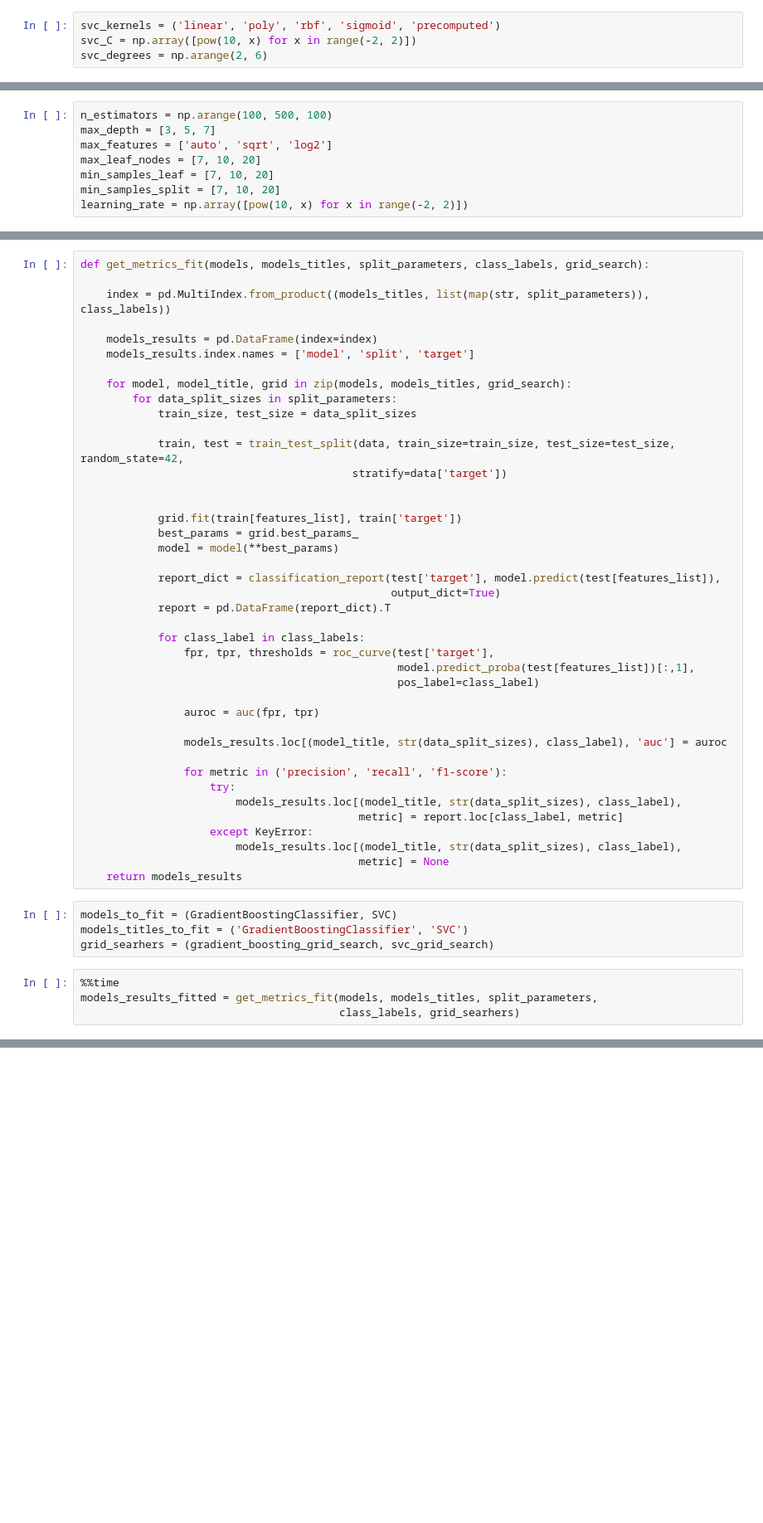
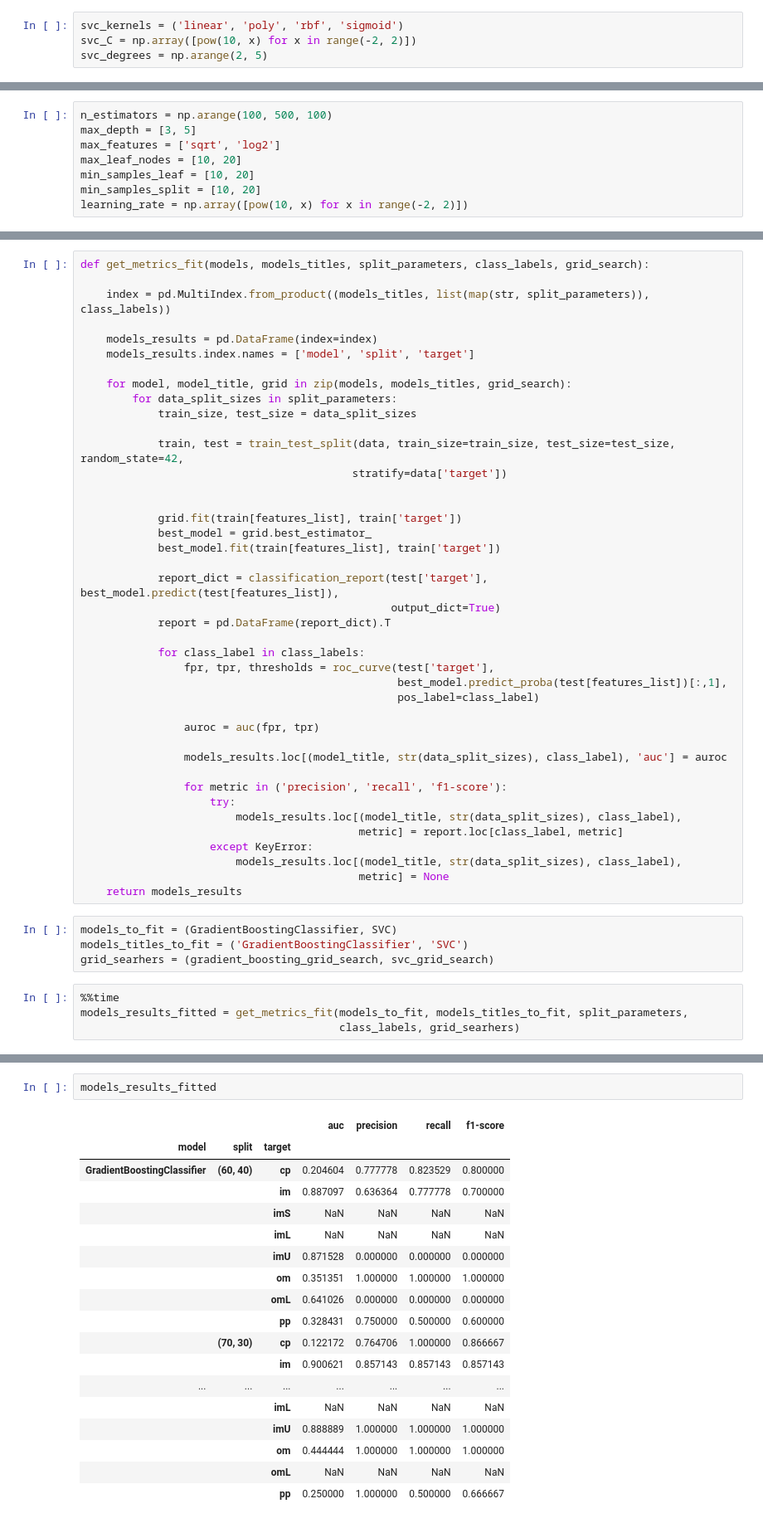
Before and after one commit to yaroslavklymchuk/ImageRecognition, a Jupyter notebook: Lab1/Lab1.ipynb, the cells around one changed output, grey strips where cells are left out. Shown at 83% size. Drawn from its saved outputs; the diff is of its cells as text; blank space fills up the shorter version.

```diff
--- a/Lab1/Lab1.ipynb
+++ b/Lab1/Lab1.ipynb
@@ -255,18 +255,18 @@ models_results
 # %% [markdown]
 #### parameters for SVC
 # %%
-svc_kernels = ('linear', 'poly', 'rbf', 'sigmoid', 'precomputed')
+svc_kernels = ('linear', 'poly', 'rbf', 'sigmoid')
 svc_C = np.array([pow(10, x) for x in range(-2, 2)])
-svc_degrees = np.arange(2, 6)
+svc_degrees = np.arange(2, 5)
 # %% [markdown]
 #### parameters for Gradient Boosting
 # %%
 n_estimators = np.arange(100, 500, 100)
-max_depth = [3, 5, 7]
-max_features = ['auto', 'sqrt', 'log2']
-max_leaf_nodes = [7, 10, 20]
-min_samples_leaf = [7, 10, 20]
-min_samples_split = [7, 10, 20]
+max_depth = [3, 5]
+max_features = ['sqrt', 'log2']
+max_leaf_nodes = [10, 20]
+min_samples_leaf = [10, 20]
+min_samples_split = [10, 20]
 learning_rate = np.array([pow(10, x) for x in range(-2, 2)])
 # %% [markdown]
 ### GridSearch
@@ -303,16 +303,16 @@ def get_metrics_fit(models, models_titles, split_parameters, class_labels, grid_
 
 
             grid.fit(train[features_list], train['target'])
-            best_params = grid.best_params_
-            model = model(**best_params)
+            best_model = grid.best_estimator_
+            best_model.fit(train[features_list], train['target'])
 
-            report_dict = classification_report(test['target'], model.predict(test[features_list]),
+            report_dict = classification_report(test['target'], best_model.predict(test[features_list]),
                                                 output_dict=True)
             report = pd.DataFrame(report_dict).T
 
             for class_label in class_labels:
                 fpr, tpr, thresholds = roc_curve(test['target'],
-                                                 model.predict_proba(test[features_list])[:,1],
+                                                 best_model.predict_proba(test[features_list])[:,1],
                                                  pos_label=class_label)
 
                 auroc = auc(fpr, tpr)
@@ -333,5 +333,5 @@ models_titles_to_fit = ('GradientBoostingClassifier', 'SVC')
 grid_searhers = (gradient_boosting_grid_search, svc_grid_search)
 # %%
 %%time
-models_results_fitted = get_metrics_fit(models, models_titles, split_parameters,
+models_results_fitted = get_metrics_fit(models_to_fit, models_titles_to_fit, split_parameters,
                                         class_labels, grid_searhers)
@@ -337,0 +341,21 @@ models_results_fitted = get_metrics_fit(models, models_titles, split_parameters,
+# %%
+models_results_fitted
+# %% [output]
+|  |  |  | auc | precision | recall | f1-score |
+| model | split | target |  |  |  |  |
+| GradientBoostingClassifier | (60, 40) | cp | 0.204604 | 0.777778 | 0.823529 | 0.800000 |
+|  |  | im | 0.887097 | 0.636364 | 0.777778 | 0.700000 |
+|  |  | imS | NaN | NaN | NaN | NaN |
+|  |  | imL | NaN | NaN | NaN | NaN |
+|  |  | imU | 0.871528 | 0.000000 | 0.000000 | 0.000000 |
+|  |  | om | 0.351351 | 1.000000 | 1.000000 | 1.000000 |
+|  |  | omL | 0.641026 | 0.000000 | 0.000000 | 0.000000 |
+|  |  | pp | 0.328431 | 0.750000 | 0.500000 | 0.600000 |
+|  | (70, 30) | cp | 0.122172 | 0.764706 | 1.000000 | 0.866667 |
+|  |  | im | 0.900621 | 0.857143 | 0.857143 | 0.857143 |
+| ... | ... | ... | ... | ... | ... | ... |
+|  |  | imL | NaN | NaN | NaN | NaN |
+|  |  | imU | 0.888889 | 1.000000 | 1.000000 | 1.000000 |
+|  |  | om | 0.444444 | 1.000000 | 1.000000 | 1.000000 |
+|  |  | omL | NaN | NaN | NaN | NaN |
+|  |  | pp | 0.250000 | 1.000000 | 0.500000 | 0.666667 |
```
Also changed, not shown: parts of 1 cell of this notebook, 1 other file.
